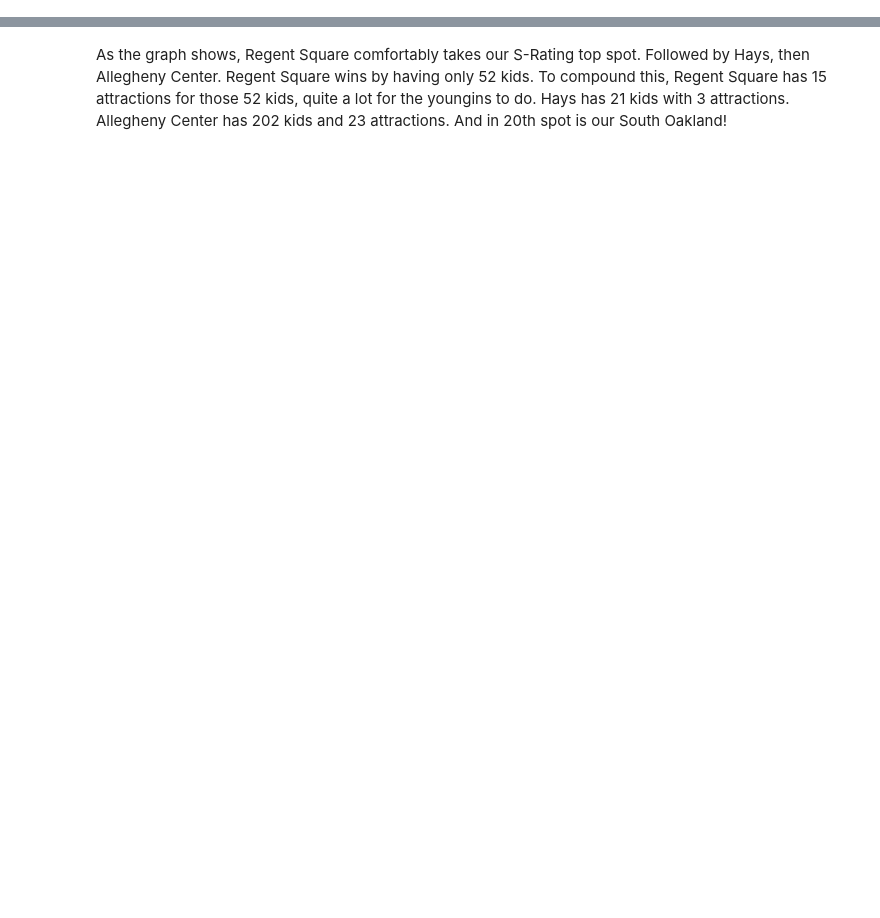
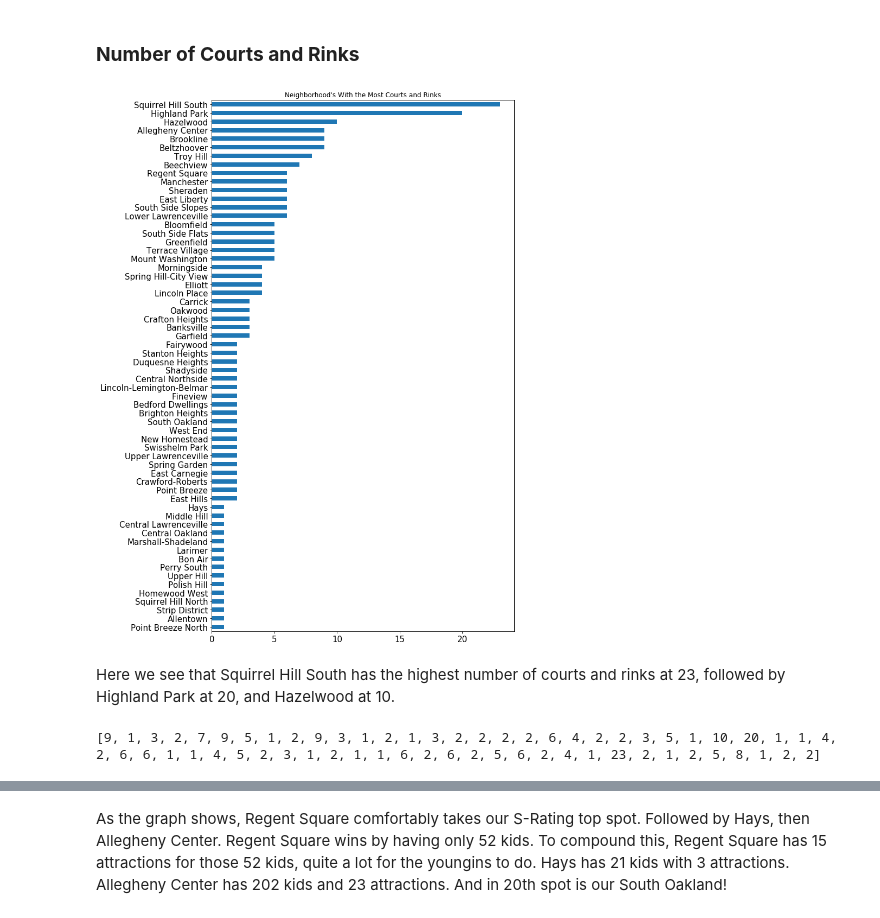
Before and after one commit to lucasz-hu/Big-Ideas-Final, a Jupyter notebook: final_lucas.ipynb, the cells around one changed output, grey strips where cells are left out. Cells and saved outputs as stored; diff of their text form; code cells hidden in the pictures; blank space fills up the shorter version.

```diff
--- a/final_lucas.ipynb
+++ b/final_lucas.ipynb
@@ -0,0 +67,22 @@
+# %% [markdown]
+### **Number of Courts and Rinks**
+# %%
+# Organizing the neighborhoods into alphabetical order and counting how many occurences there are for each neighborhood in the dataset
+nbhCounts = rinks['neighborhood'].value_counts(normalize=False, sort=True).sort_index(ascending=True)
+
+#Creating a horizontal bar chart to visualize the neighborhood "Courts and Rinks" metric
+nbhCountsInOrder = rinks['neighborhood'].value_counts(normalize=False, sort=True)
+nbhCountsInOrder.plot.barh(title="Neighborhoods With the Most Courts and Rinks", figsize=(10,18), fontsize=15, rot=0).invert_yaxis()
+# %% [output]
+[figure, added]
+# %% [markdown]
+Here we see that Squirrel Hill South has the highest number of courts and rinks at 23, followed by Highland Park at 20, and Hazelwood at 10.
+# %%
+# Initializing an array for the number of occurences per neighborhood, in alphabetical order.
+nbhValues = []
+for word in nbhCounts:
+    words = word
+    nbhValues.append(words)
+print(nbhValues)
+# %% [output]
+[9, 1, 3, 2, 7, 9, 5, 1, 2, 9, 3, 1, 2, 1, 3, 2, 2, 2, 2, 6, 4, 2, 2, 3, 5, 1, 10, 20, 1, 1, 4, 2, 6, 6, 1, 1, 4, 5, 2, 3, 1, 2, 1, 1, 6, 2, 6, 2, 5, 6, 2, 4, 1, 23, 2, 1, 2, 5, 8, 1, 2, 2]
```
Also changed, not shown: parts of 13 cells of this notebook.
